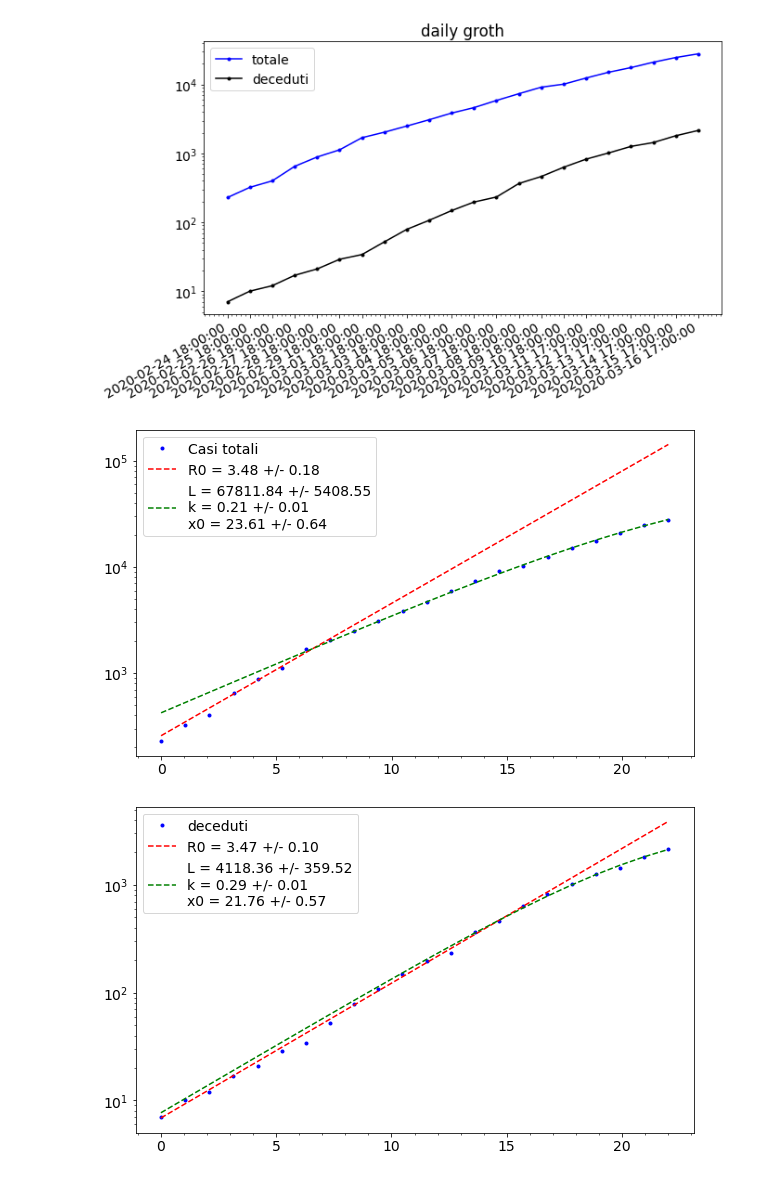
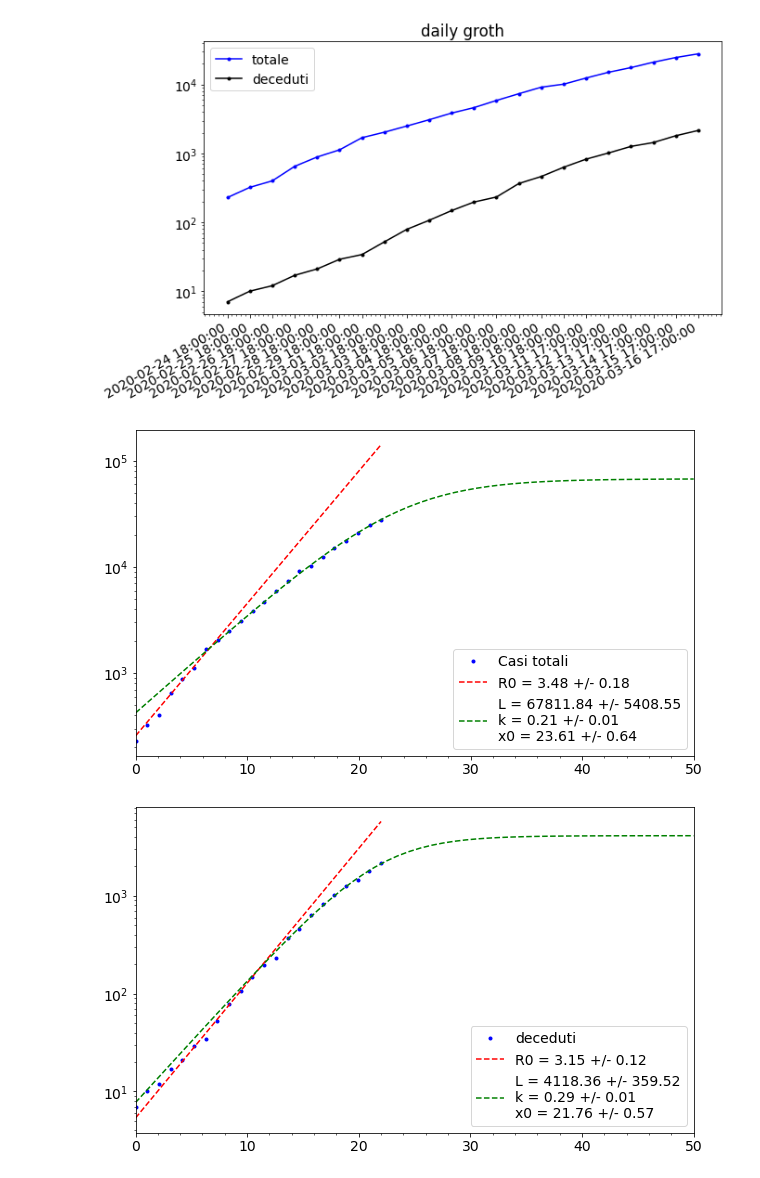
Before and after one commit to lorenzopaolucci/studenti, a Jupyter notebook: covid19.ipynb, the cells around one changed output. Cells and saved outputs as stored; diff of their text form; code cells hidden in the pictures.

```diff
--- a/covid19.ipynb
+++ b/covid19.ipynb
@@ -38,38 +38,39 @@ plt.show()
 # %%
 def Exp(x, p0, p1): # negative exponential
 
     import numpy as np
     return p0*np.exp(x/p1)
 
 def Logistic(x, L, k, x0):
     return L / (1. + np.exp(-k * (x - x0)))
 
 from scipy.optimize import curve_fit
 x = np.linspace(0, len(df['data']), len(df['data']))
 
 max_exp_fit = 8
 popt,pcov = curve_fit(Exp,x[x<max_exp_fit], df['totale_casi'][x<max_exp_fit], p0=[1,2])
 perr = np.sqrt(np.diag(pcov))
 fig, ax = plt.subplots(figsize=(10,6))
 ax.plot(x, df['totale_casi'], 'b.', label='Casi totali')
 ax.plot(x, Exp(x, *popt), 'r--', label='R0 = {0:.2f} +/- {1:.2f}'.format(popt[1], perr[1]))
 popt,pcov = curve_fit(Logistic,x, df['totale_casi'], p0=[4000.,4., 10.])
 perr = np.sqrt(np.diag(pcov))
+x=np.linspace(0,50,50)
 ax.plot(x, Logistic(x, *popt), 'g--', label='L = {0:.2f} +/- {1:.2f}\nk = {2:.2f} +/- {3:.2f} \
 \nx0 = {4:.2f} +/- {5:.2f}'.format(popt[0], perr[0], popt[1], perr[1], popt[2], perr[2]))
-
+ax.set_xlim(0,50)
 ax.set_yscale('log')
-ax.legend(loc=2)
+ax.legend(loc=4)
 plt.minorticks_on()
 plt.show()
 # %% [output]
-[figure, old version]
+[figure, new version]
 # %%
 plt.plot(x, Logistic(x, []))
 # %%
 x = np.linspace(0, len(df['data']), len(df['data']))
 
-max_exp_fit = 15
+max_exp_fit = 10
 popt,pcov = curve_fit(Exp,x[x<max_exp_fit], df['deceduti'][x<max_exp_fit], p0=[1,2])
 perr = np.sqrt(np.diag(pcov))
 fig, ax = plt.subplots(figsize=(10,6))
@@ -77,11 +78,13 @@ ax.plot(x, df['deceduti'], 'b.', label='deceduti')
 ax.plot(x, Exp(x, *popt), 'r--', label='R0 = {0:.2f} +/- {1:.2f}'.format(popt[1], perr[1]))
 popt,pcov = curve_fit(Logistic,x, df['deceduti'], p0=[4000.,4., 10.])
 perr = np.sqrt(np.diag(pcov))
+x=np.linspace(0,50,50)
 ax.plot(x, Logistic(x, *popt), 'g--', label='L = {0:.2f} +/- {1:.2f}\nk = {2:.2f} +/- {3:.2f} \
 \nx0 = {4:.2f} +/- {5:.2f}'.format(popt[0], perr[0], popt[1], perr[1], popt[2], perr[2]))
 ax.set_yscale('log')
-ax.legend(loc=2)
+ax.set_xlim(0,50)
+ax.legend(loc=4)
 plt.minorticks_on()
 plt.show()
 # %% [output]
-[figure, old version]
+[figure, new version]
```
